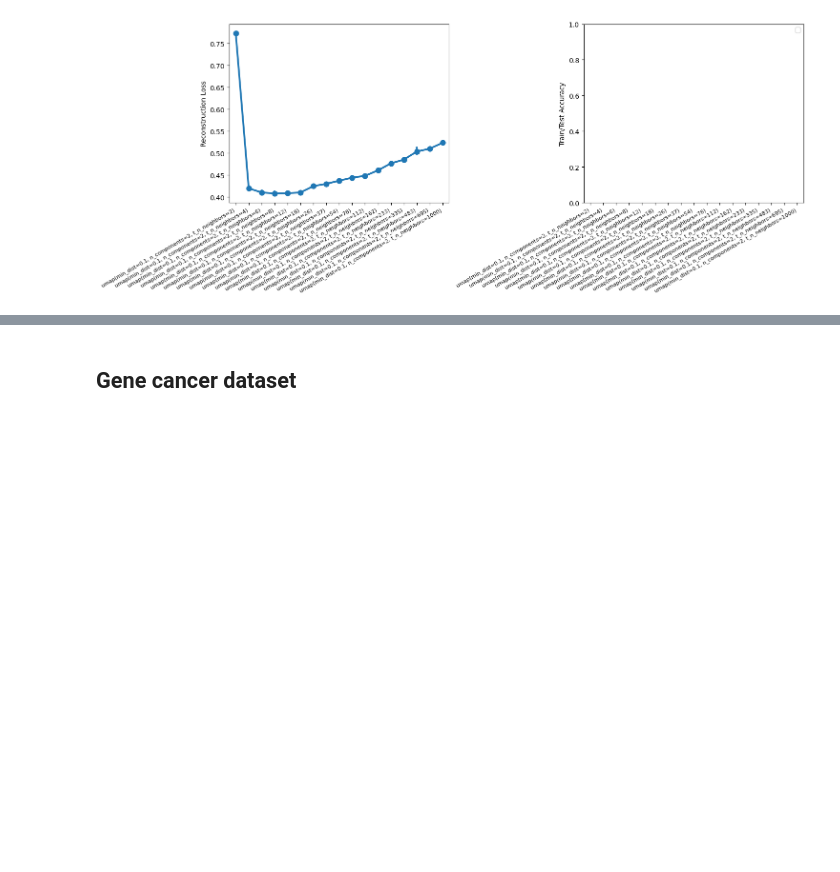
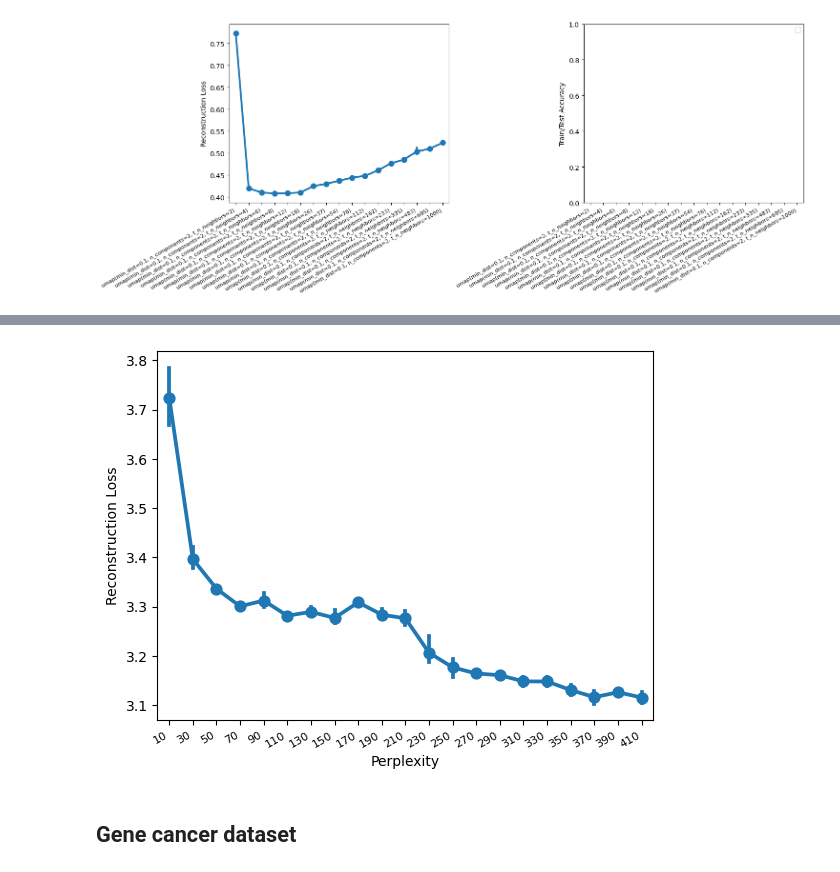
Before and after one commit to DataSlingers/MEDAL, a Jupyter notebook: notebooks/compare_teachers.ipynb, the cells around one changed output, grey strips where cells are left out. Drawn from its saved outputs; the diff is of its cells as text; code cells hidden in the pictures; blank space fills up the shorter version.

```diff
--- a/notebooks/compare_teachers.ipynb
+++ b/notebooks/compare_teachers.ipynb
@@ -456,3 +452,13 @@ plt.title("PBMC UMAP Reconstruction Loss (n_seeds=5)");
+# %%
+analysis = pd.read_csv('/shared/share_mala/irchang/drd/compare_teachers/hydra_tsne.csv')
+analysis2 = pd.read_csv('/shared/share_mala/irchang/drd/compare_teachers/hydra_tsne2.csv')
+analysis = pd.concat([analysis, analysis2], ignore_index=True)
+sns.pointplot(data=analysis, x='config/teacher_config/perplexity', y='recon_loss')
+plt.xlabel("Perplexity")
+plt.ylabel("Reconstruction Loss")
+plt.xticks(rotation=30, fontsize=8, ha='right');
+# %% [output]
+[figure, added]
 # %%
 columnss = ['distill_loss', 'recon_loss', 'time_total_s', "teacher_cfg", 'training_iteration']
 # %%
```
Also changed, not shown: parts of 4 cells of this notebook, 7 other files.
